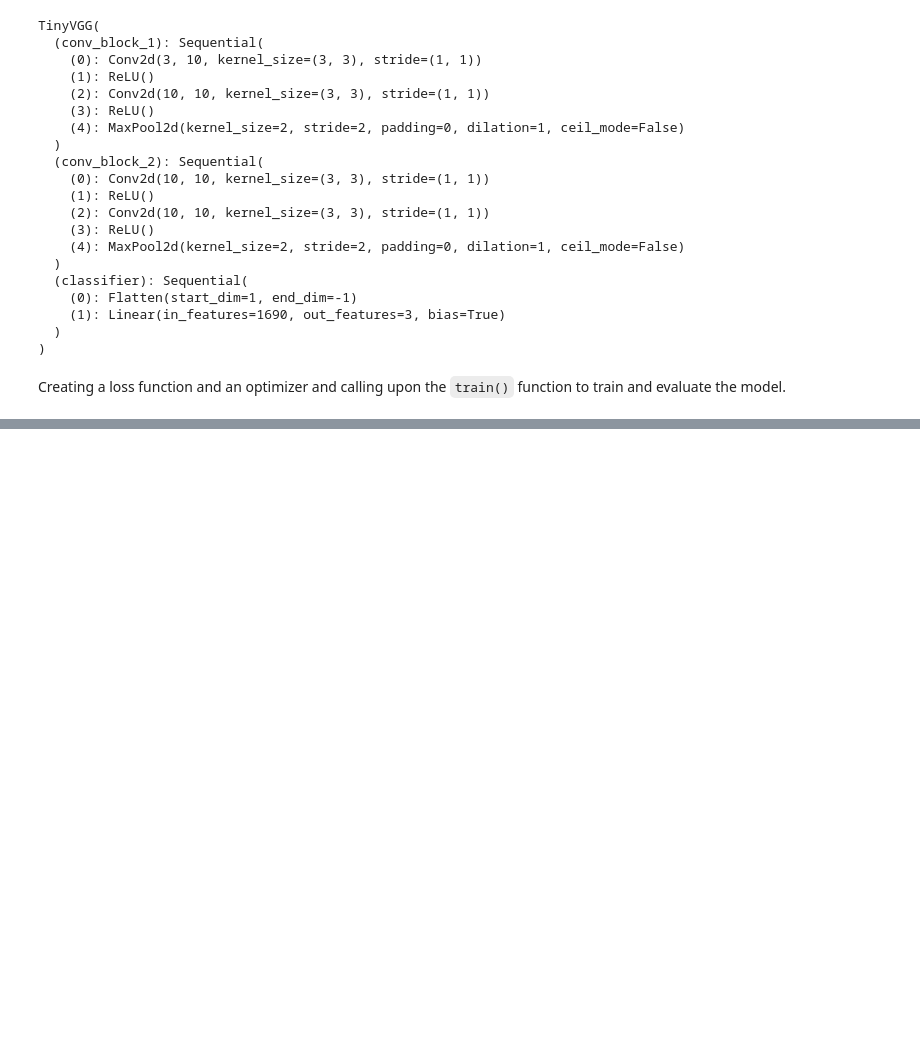
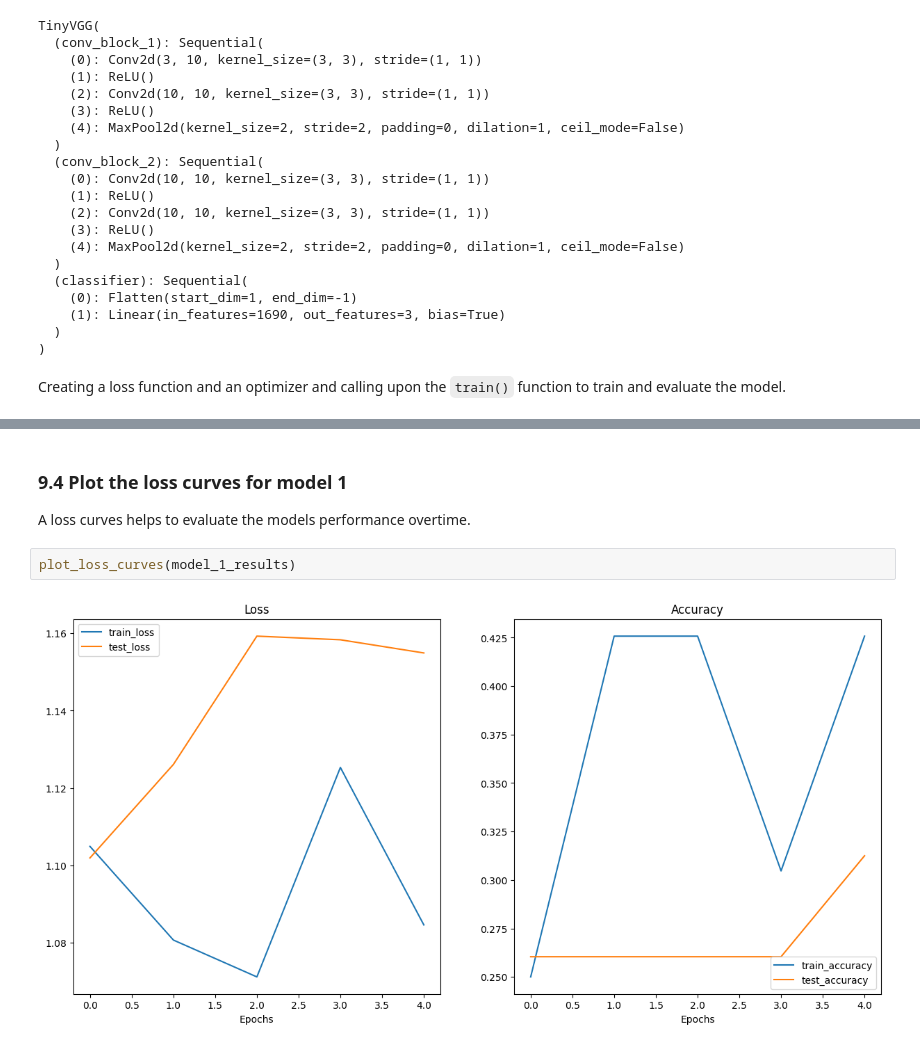
Before and after one commit to Amit-Ramrakhyani/PyTorch-Notebooks, a Jupyter notebook: 04_pytorch_custom_datasets.ipynb, the cells around one changed output, grey strips where cells are left out. Cells and saved outputs as stored; diff of their text form; blank space fills up the shorter version.

Commit message:
Plotted loss curves for model_0 and model_1 results and made predictions using model_1

```diff
--- a/04_pytorch_custom_datasets.ipynb
+++ b/04_pytorch_custom_datasets.ipynb
@@ -1313,0 +1320,8 @@ model_1_results
+# %% [markdown]
+### 9.4 Plot the loss curves for model 1
+
+A loss curves helps to evaluate the models performance overtime.
+# %%
+plot_loss_curves(model_1_results)
+# %% [output]
+[figure, added]
```
Also changed, not shown: parts of 46 cells of this notebook.
